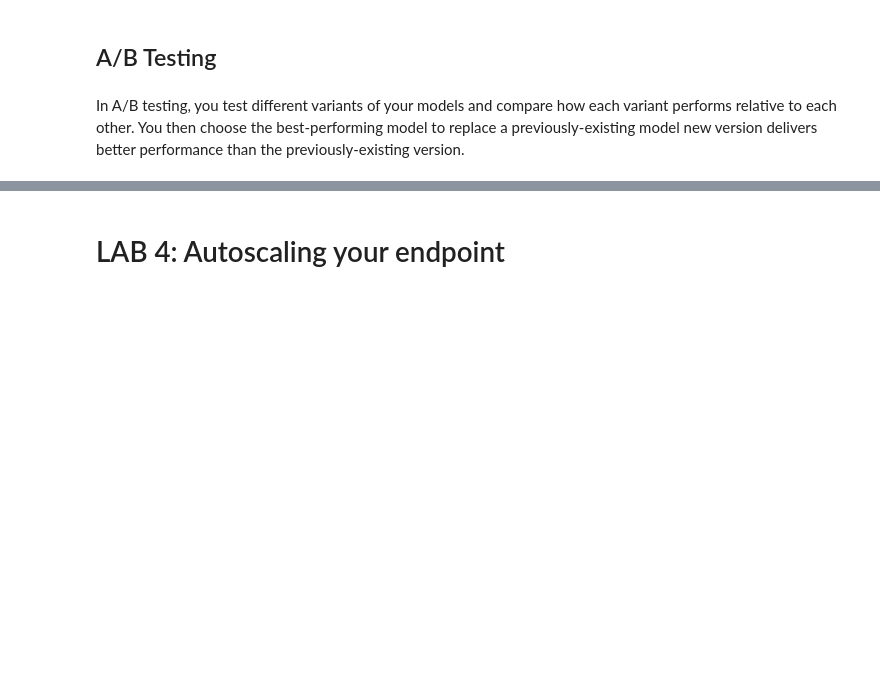
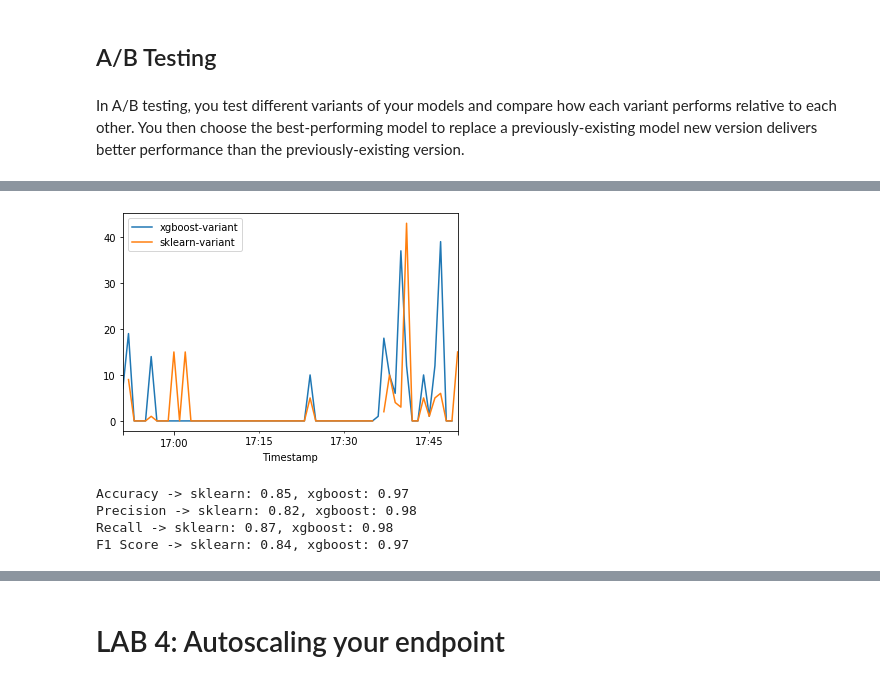
Before and after one commit to LokaHQ/aws_immersion_sagemaker, a Jupyter notebook: model-monitoring/sagemaker-inference-immersion-day-studio-ver.ipynb, the cells around one changed output, grey strips where cells are left out. Saved outputs shown, nothing was run; the diff lists cells and outputs as text; code cells hidden in the pictures; blank space fills up the shorter version.

```diff
--- a/model-monitoring/sagemaker-inference-immersion-day-studio-ver.ipynb
+++ b/model-monitoring/sagemaker-inference-immersion-day-studio-ver.ipynb
@@ -322,14 +340,14 @@ production_variants = [
         model_name=model_name,
         instance_type=endpoint_instance_type,
         initial_instance_count=endpoint_instance_count,
-        initial_weight=0.8,
+        initial_weight=0.6,
         variant_name="xgboost-variant"
     ),
     production_variant(
         model_name=model_name_custom,
         instance_type=endpoint_instance_type,
         initial_instance_count=endpoint_instance_count,
-        initial_weight=0.2,
+        initial_weight=0.4,
         variant_name="sklearn-variant"
     )
 ]
@@ -380,0 +364,19 @@ Done!
+# %%
+# Each endpoint variant will receive a proportion of the calls, defined by the weight.
+# A specific variant can be called by passing the 'TargetVariant' parameter
+
+def invoke_endpoint(payload, **kwargs):
+    response = sagemaker_runtime_client.invoke_endpoint(Body=payload, **kwargs)
+    prediction = response["Body"].read()
+    variant = response['ResponseMetadata']['HTTPHeaders']['x-amzn-invoked-production-variant']
+    return prediction, variant
+
+print(f"Sending test traffic to the endpoint {production_variant_endpoint}. \nPlease wait\n", end="")
+#params = {'EndpointName':production_variant_endpoint, 'ContentType':dataset_type, 'TargetVariant':"sklearn-variant",} # You can pass the endpoint variant
+params = {'EndpointName':production_variant_endpoint, 'ContentType':dataset_type,}
+with open(test_dataset, "r") as f:
+    for i, row in enumerate(f):
+        if i < 15:
+            response, variant = invoke_endpoint(row.rstrip("\n")[2:], **params)
+            print('Received prediction :' + str(response) + ' from variant ' + variant)
+            time.sleep(0.1)
@@ -389,0 +451,13 @@ In A/B testing, you test different variants of your models and compare how each
+# %%
+# Make a few calls to a specific variant and re-check the stats
+
+params = {'EndpointName':production_variant_endpoint, 'ContentType':dataset_type, 'TargetVariant':"sklearn-variant",} # You can pass the endpoint variant
+with open(test_dataset, "r") as f:
+    for i, row in enumerate(f):
+        if i < 15:
+            response, _ = invoke_endpoint(row.rstrip("\n")[2:], **params)
+            time.sleep(0.1)
+time.sleep(10)
+m = plot_endpoint_metrics()
+# %% [output]
+[figure, added]
@@ -389,0 +480,29 @@ In A/B testing, you test different variants of your models and compare how each
+# %%
+label = np.array(label)
+predict_sklearn = np.array(predict_sklearn)
+predict_xgboost = np.array(predict_xgboost)
+
+
+sklearn_accuracy = sum(predict_sklearn == label) / len(label)
+xgboost_accuracy = sum(predict_xgboost == label) / len(label)
+print('Accuracy -> sklearn: {}, xgboost: {}'.format(sklearn_accuracy, xgboost_accuracy))
+
+# Calculate precision
+sklearn_precision = round(sum(predict_sklearn[predict_sklearn == 1] == label[predict_sklearn == 1]) / len(predict_sklearn[predict_sklearn == 1]), 2)
+xgboost_precision = round(sum(predict_xgboost[predict_xgboost == 1] == label[predict_xgboost == 1]) / len(predict_xgboost[predict_xgboost == 1]), 2)
+print('Precision -> sklearn: {}, xgboost: {}'.format(sklearn_precision, xgboost_precision))
+
+# Calculate recall
+sklearn_recall = round(sum(predict_sklearn[predict_sklearn == 1] == label[predict_sklearn == 1]) / len(label[label == 1]), 2)
+xgboost_recall = round(sum(predict_xgboost[predict_xgboost == 1] == label[predict_xgboost == 1]) / len(label[label == 1]), 2)
+print('Recall -> sklearn: {}, xgboost: {}'.format(sklearn_recall, xgboost_precision))
+
+# Calculate F1 score
+sklearn_f1_score = round(2 * (sklearn_precision * sklearn_recall) / (sklearn_precision + sklearn_recall), 2)
+xgboost_f1_score = round(2 * (xgboost_precision * xgboost_recall) / (xgboost_precision + xgboost_recall), 2)
+print('F1 Score -> sklearn: {}, xgboost: {}'.format(sklearn_f1_score, xgboost_f1_score))
+# %% [output]
+Accuracy -> sklearn: 0.85, xgboost: 0.97
+Precision -> sklearn: 0.82, xgboost: 0.98
+Recall -> sklearn: 0.87, xgboost: 0.98
+F1 Score -> sklearn: 0.84, xgboost: 0.97
```
Also changed, not shown: parts of 51 cells of this notebook.
